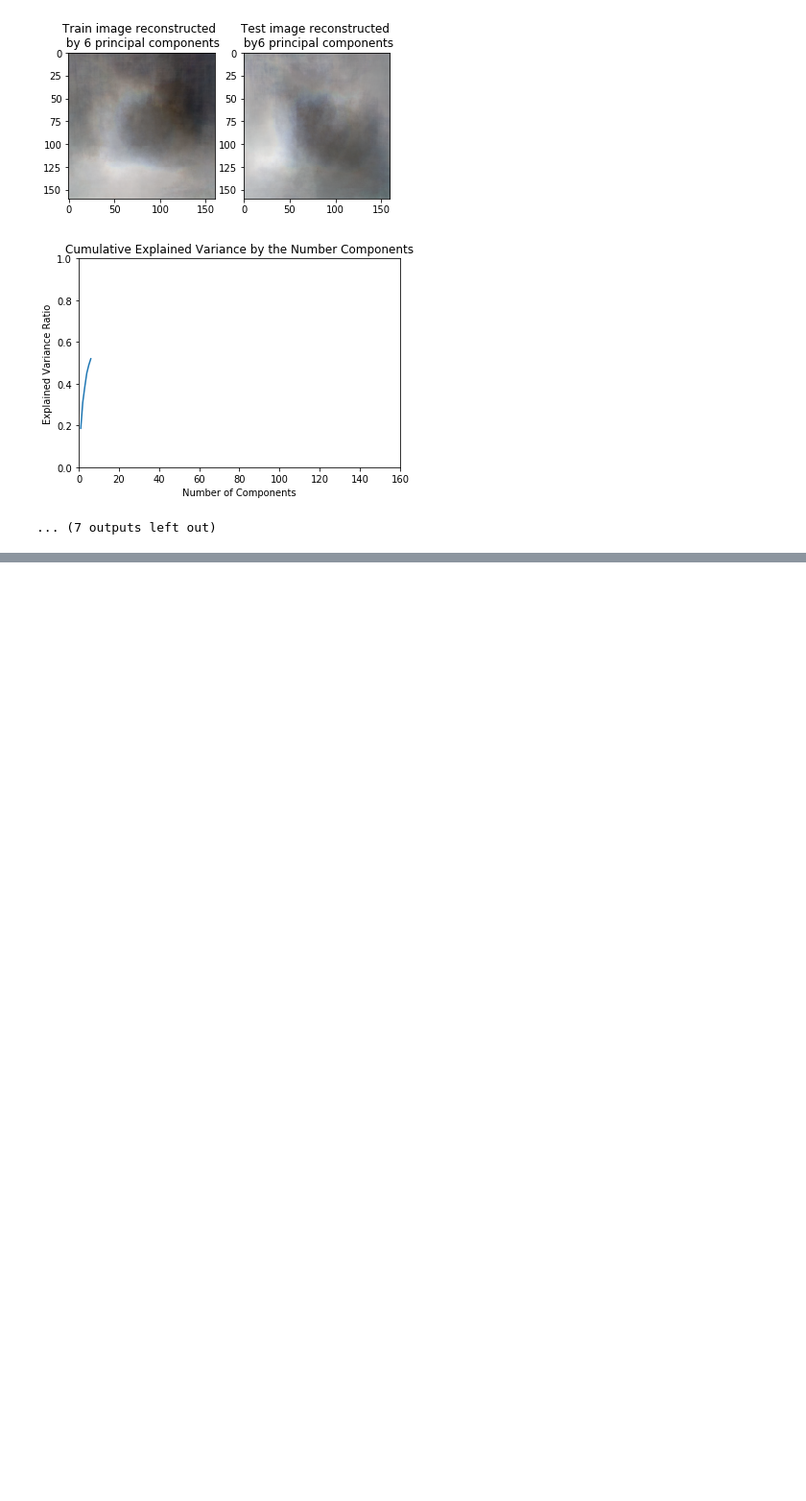
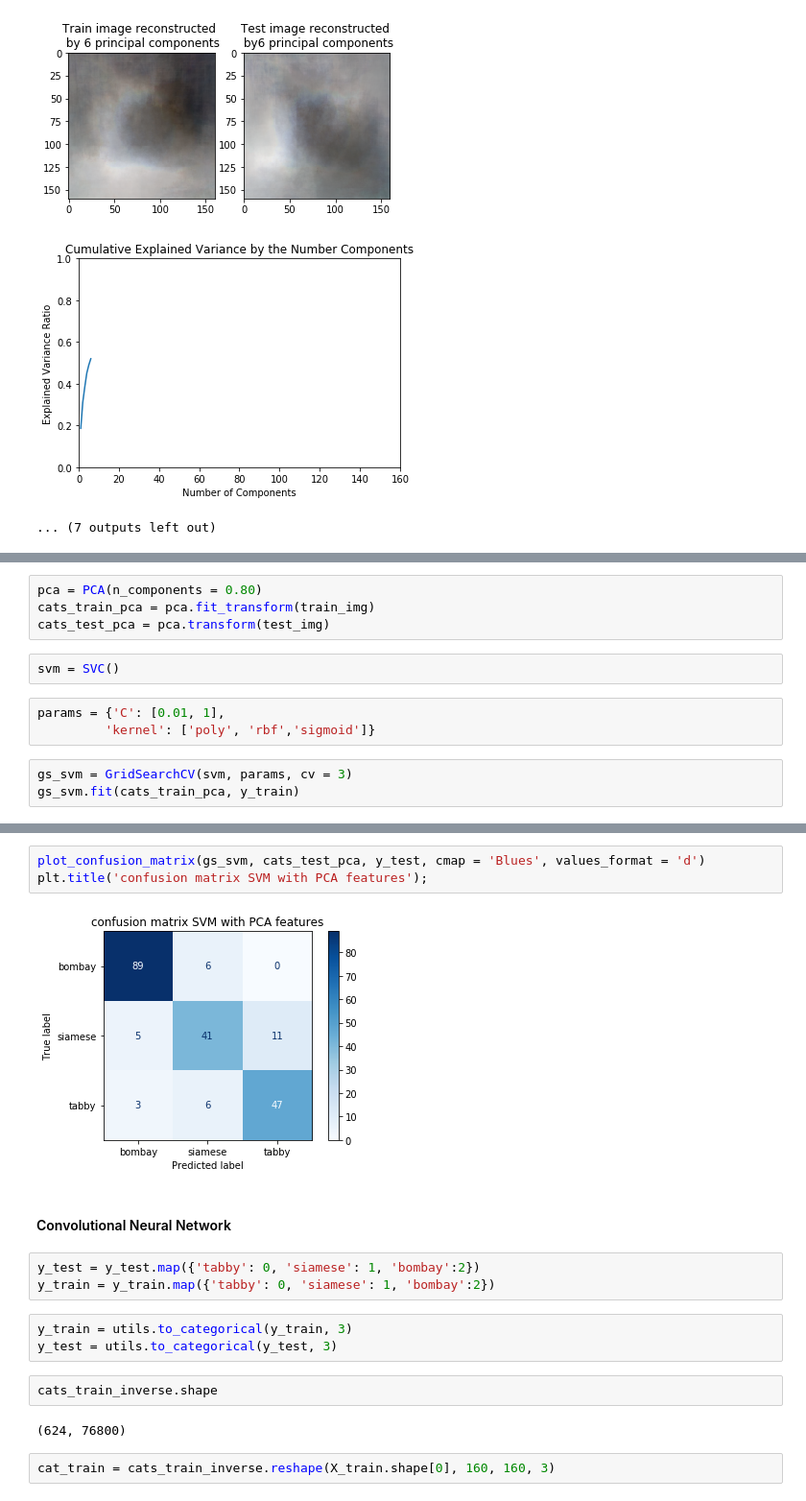
Before and after one commit to Alexisranyan/cat_breed_detector, a Jupyter notebook: pca_visualization.ipynb, the cells around one changed output, grey strips where cells are left out. Shown at 96% size. Drawn from its saved outputs; the diff is of its cells as text; blank space fills up the shorter version.

```diff
--- a/pca_visualization.ipynb
+++ b/pca_visualization.ipynb
@@ -192,0 +216,12 @@ for i in range(1,10):
+# %%
+pca = PCA(n_components = 0.80)
+cats_train_pca = pca.fit_transform(train_img)
+cats_test_pca = pca.transform(test_img)
+# %%
+svm = SVC()
+# %%
+params = {'C': [0.01, 1],
+         'kernel': ['poly', 'rbf','sigmoid']}
+# %%
+gs_svm = GridSearchCV(svm, params, cv = 3)
+gs_svm.fit(cats_train_pca, y_train)
@@ -192,0 +285,19 @@ for i in range(1,10):
+# %%
+plot_confusion_matrix(gs_svm, cats_test_pca, y_test, cmap = 'Blues', values_format = 'd')
+plt.title('confusion matrix SVM with PCA features');
+# %% [output]
+[figure, added]
+# %% [markdown]
+#### Convolutional Neural Network
+# %%
+y_test = y_test.map({'tabby': 0, 'siamese': 1, 'bombay':2})
+y_train = y_train.map({'tabby': 0, 'siamese': 1, 'bombay':2})
+# %%
+y_train = utils.to_categorical(y_train, 3)
+y_test = utils.to_categorical(y_test, 3)
+# %%
+cats_train_inverse.shape
+# %% [output]
+(624, 76800)
+# %%
+cat_train = cats_train_inverse.reshape(X_train.shape[0], 160, 160, 3)
```
Also changed, not shown: parts of 26 cells of this notebook, 4 other files.
